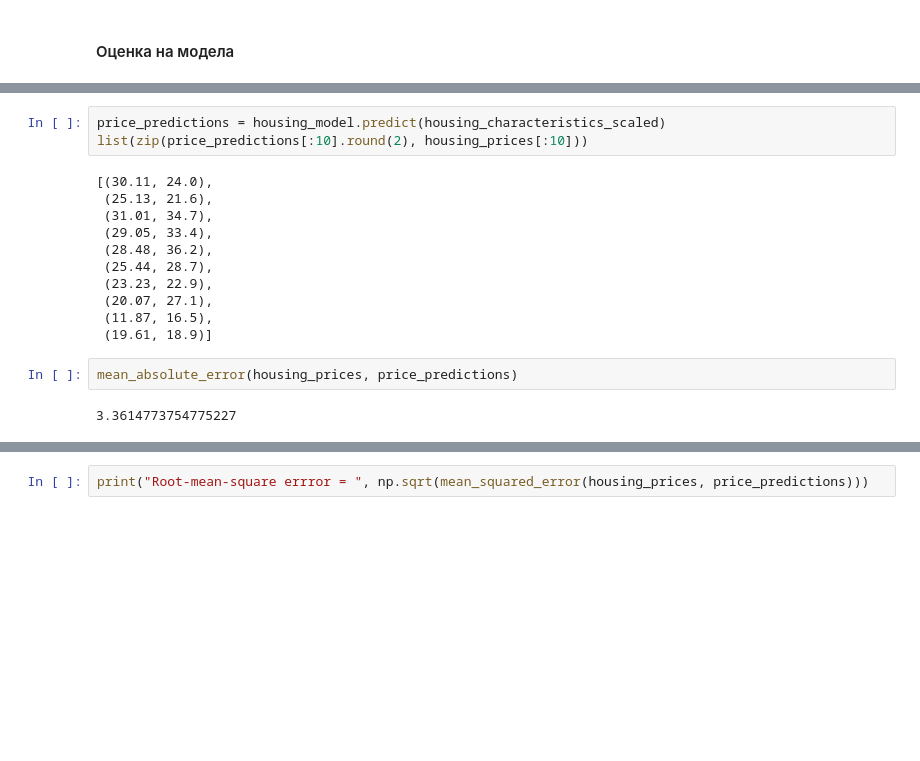
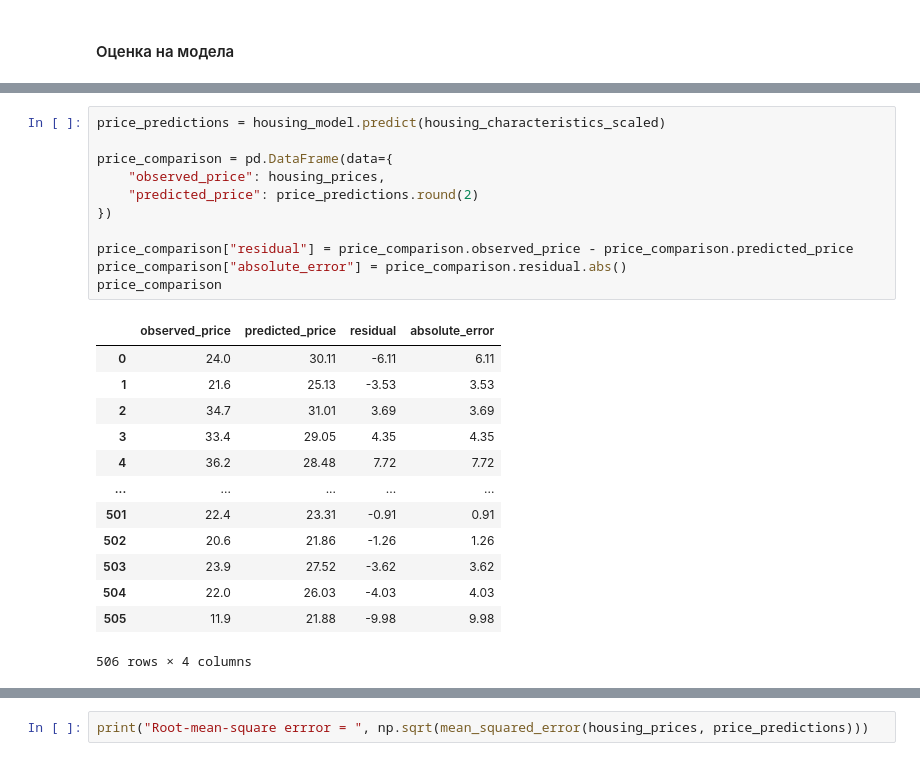
Before and after one commit to hrstnikolov/2022-machine-learning, a Jupyter notebook: 02. Linear and Logistic Regression Lab/Linear and Logistic Regression Demos.ipynb, the cells around one changed output, grey strips where cells are left out. Drawn from its saved outputs; the diff is of its cells as text; blank space fills up the shorter version.

```diff
--- a/02. Linear and Logistic Regression Lab/Linear and Logistic Regression Demos.ipynb
+++ b/02. Linear and Logistic Regression Lab/Linear and Logistic Regression Demos.ipynb
@@ -124,19 +143,26 @@ housing_model.score(housing_characteristics_scaled, housing_prices)
 0.7198065414937174
 # %%
 price_predictions = housing_model.predict(housing_characteristics_scaled)
-list(zip(price_predictions[:10].round(2), housing_prices[:10]))
+
+price_comparison = pd.DataFrame(data={
+    "observed_price": housing_prices,
+    "predicted_price": price_predictions.round(2)
+})
+
+price_comparison["residual"] = price_comparison.observed_price - price_comparison.predicted_price
+price_comparison["absolute_error"] = price_comparison.residual.abs()
+price_comparison
 # %% [output]
+|  | observed_price | predicted_price | residual | absolute_error |
+| 0 | 24.0 | 30.11 | -6.11 | 6.11 |
+| 1 | 21.6 | 25.13 | -3.53 | 3.53 |
+| 2 | 34.7 | 31.01 | 3.69 | 3.69 |
+| 3 | 33.4 | 29.05 | 4.35 | 4.35 |
+| 4 | 36.2 | 28.48 | 7.72 | 7.72 |
+| ... | ... | ... | ... | ... |
+| 501 | 22.4 | 23.31 | -0.91 | 0.91 |
+| 502 | 20.6 | 21.86 | -1.26 | 1.26 |
+| 503 | 23.9 | 27.52 | -3.62 | 3.62 |
+| 504 | 22.0 | 26.03 | -4.03 | 4.03 |
+| 505 | 11.9 | 21.88 | -9.98 | 9.98 |
-[(30.11, 24.0),
- (25.13, 21.6),
- (31.01, 34.7),
- (29.05, 33.4),
- (28.48, 36.2),
- (25.44, 28.7),
- (23.23, 22.9),
- (20.07, 27.1),
- (11.87, 16.5),
- (19.61, 18.9)]
+506 rows × 4 columns
-# %%
-mean_absolute_error(housing_prices, price_predictions)
-# %% [output]
-3.3614773754775227
```
Also changed, not shown: parts of 30 cells of this notebook, 19 other files.
